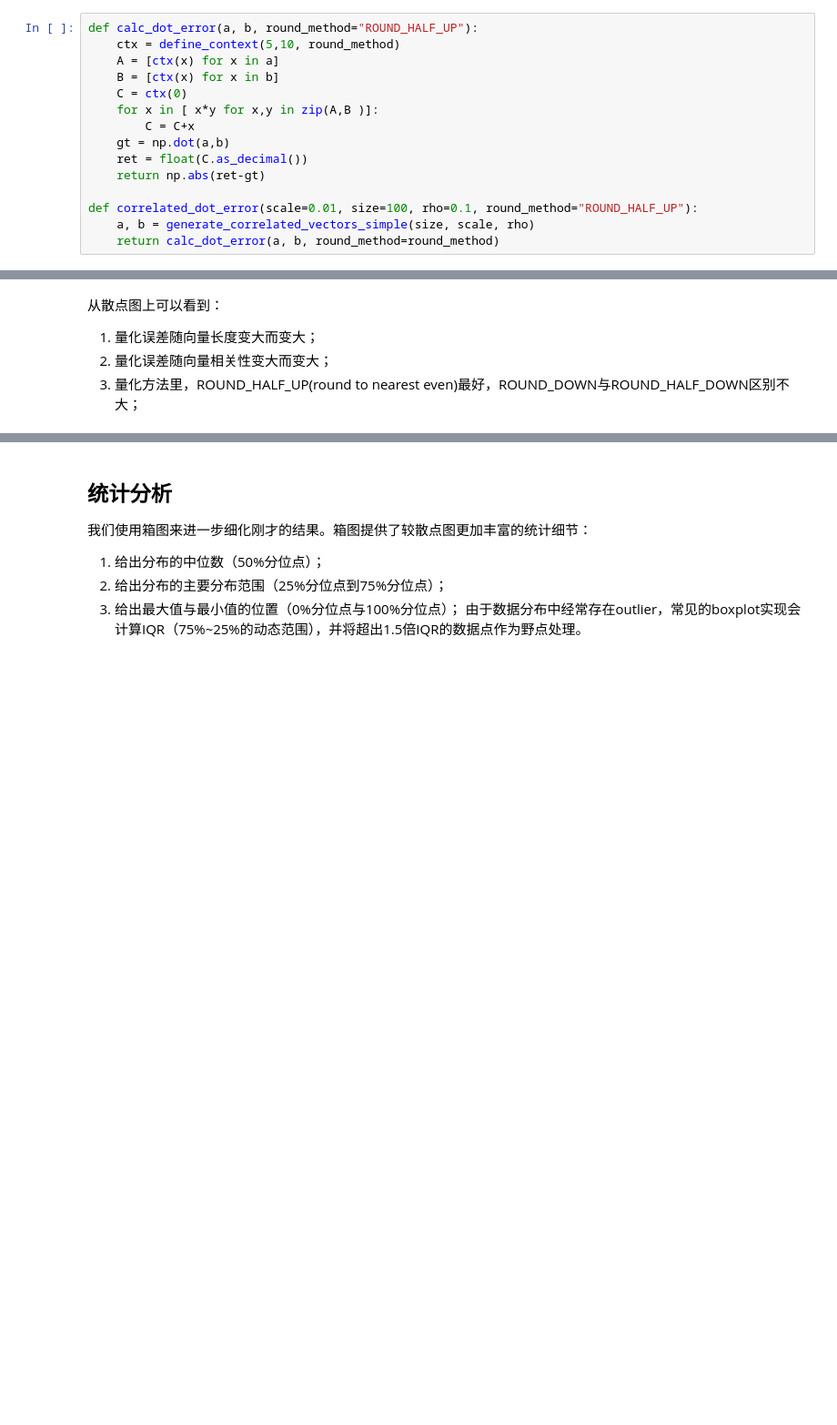
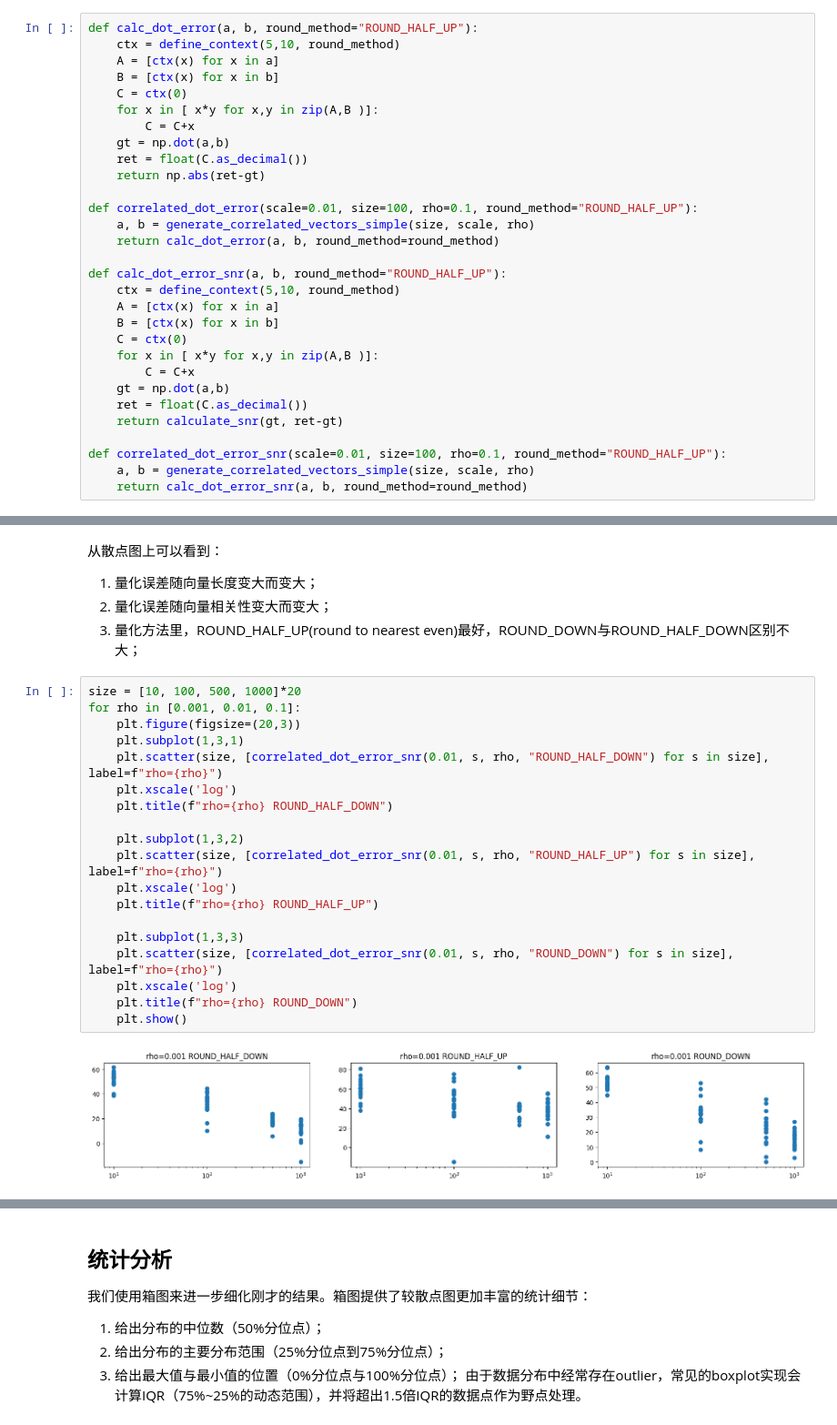
Before and after one commit to reiase/ieee754_simulation, a Jupyter notebook: simfloat.ipynb, the cells around one changed output, grey strips where cells are left out. Shown at 91% size. Drawn from its saved outputs; the diff is of its cells as text; blank space fills up the shorter version.

```diff
--- a/simfloat.ipynb
+++ b/simfloat.ipynb
@@ -125,6 +154,21 @@ def calc_dot_error(a, b, round_method="ROUND_HALF_UP"):
 def correlated_dot_error(scale=0.01, size=100, rho=0.1, round_method="ROUND_HALF_UP"):
     a, b = generate_correlated_vectors_simple(size, scale, rho)
     return calc_dot_error(a, b, round_method=round_method)
+
+def calc_dot_error_snr(a, b, round_method="ROUND_HALF_UP"):
+    ctx = define_context(5,10, round_method)
+    A = [ctx(x) for x in a]
+    B = [ctx(x) for x in b]
+    C = ctx(0)
+    for x in [ x*y for x,y in zip(A,B )]:
+        C = C+x
+    gt = np.dot(a,b)
+    ret = float(C.as_decimal())
+    return calculate_snr(gt, ret-gt)
+
+def correlated_dot_error_snr(scale=0.01, size=100, rho=0.1, round_method="ROUND_HALF_UP"):
+    a, b = generate_correlated_vectors_simple(size, scale, rho)
+    return calc_dot_error_snr(a, b, round_method=round_method)
 # %% [markdown]
 首先定性分析下向量长度、向量相关性与不同量化方法的影响：
 # %%
@@ -155,3 +199,24 @@ for rho in [0.001, 0.01, 0.1]:
 1. 量化误差随向量长度变大而变大；
 2. 量化误差随向量相关性变大而变大；
 3. 量化方法里，ROUND_HALF_UP(round to nearest even)最好，ROUND_DOWN与ROUND_HALF_DOWN区别不大；
+# %%
+size = [10, 100, 500, 1000]*20
+for rho in [0.001, 0.01, 0.1]:
+    plt.figure(figsize=(20,3))
+    plt.subplot(1,3,1)
+    plt.scatter(size, [correlated_dot_error_snr(0.01, s, rho, "ROUND_HALF_DOWN") for s in size], label=f"rho={rho}")
+    plt.xscale('log')
+    plt.title(f"rho={rho} ROUND_HALF_DOWN")
+
+    plt.subplot(1,3,2)
+    plt.scatter(size, [correlated_dot_error_snr(0.01, s, rho, "ROUND_HALF_UP") for s in size], label=f"rho={rho}")
+    plt.xscale('log')
+    plt.title(f"rho={rho} ROUND_HALF_UP")
+
+    plt.subplot(1,3,3)
+    plt.scatter(size, [correlated_dot_error_snr(0.01, s, rho, "ROUND_DOWN") for s in size], label=f"rho={rho}")
+    plt.xscale('log')
+    plt.title(f"rho={rho} ROUND_DOWN")
+    plt.show()
+# %% [output]
+[figure, added]
```
Also changed, not shown: parts of 9 cells of this notebook.
